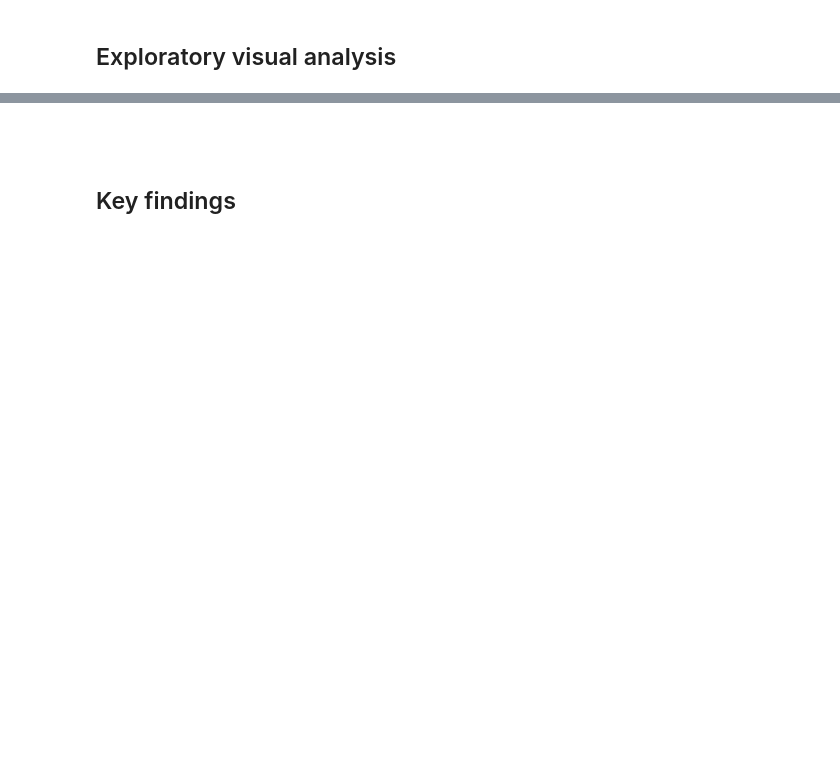
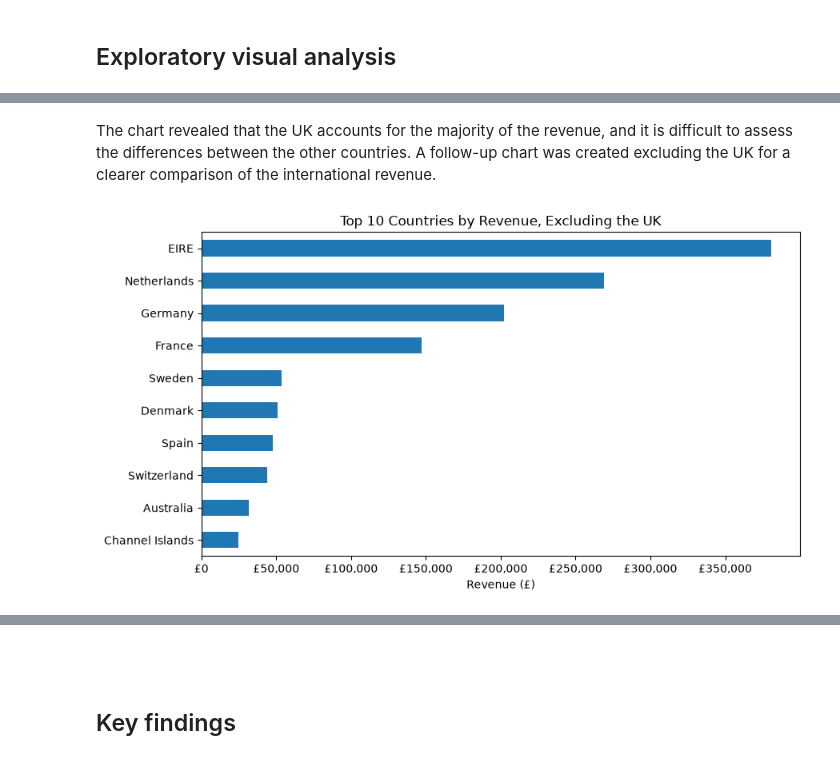
Before and after one commit to sch-data/retail-data-platform, a Jupyter notebook: notebooks/01_data_exploration.ipynb, the cells around one changed output, grey strips where cells are left out. Saved outputs shown, nothing was run; the diff lists cells and outputs as text; code cells hidden in the pictures; blank space fills up the shorter version.

```diff
--- a/notebooks/01_data_exploration.ipynb
+++ b/notebooks/01_data_exploration.ipynb
@@ -289,0 +349,20 @@ Matplotlib is building the font cache; this may take a moment.
+# %% [markdown]
+The chart revealed that the UK accounts for the majority of the revenue, and it is difficult to assess the differences between the other countries. A follow-up chart was created excluding the UK for a clearer comparison of the international revenue.
+# %%
+top_countries_excluding_uk.plot(
+    kind="barh",
+    figsize=(9, 5)
+)
+
+plt.title("Top 10 Countries by Revenue, Excluding the UK")
+plt.xlabel("Revenue (£)")
+plt.ylabel("")
+
+plt.gca().xaxis.set_major_formatter(
+    FuncFormatter(lambda x, _: f"£{x:,.0f}")
+)
+
+plt.tight_layout()
+plt.show()
+# %% [output]
+[figure, added]
```
Also changed, not shown: parts of 34 cells of this notebook.
